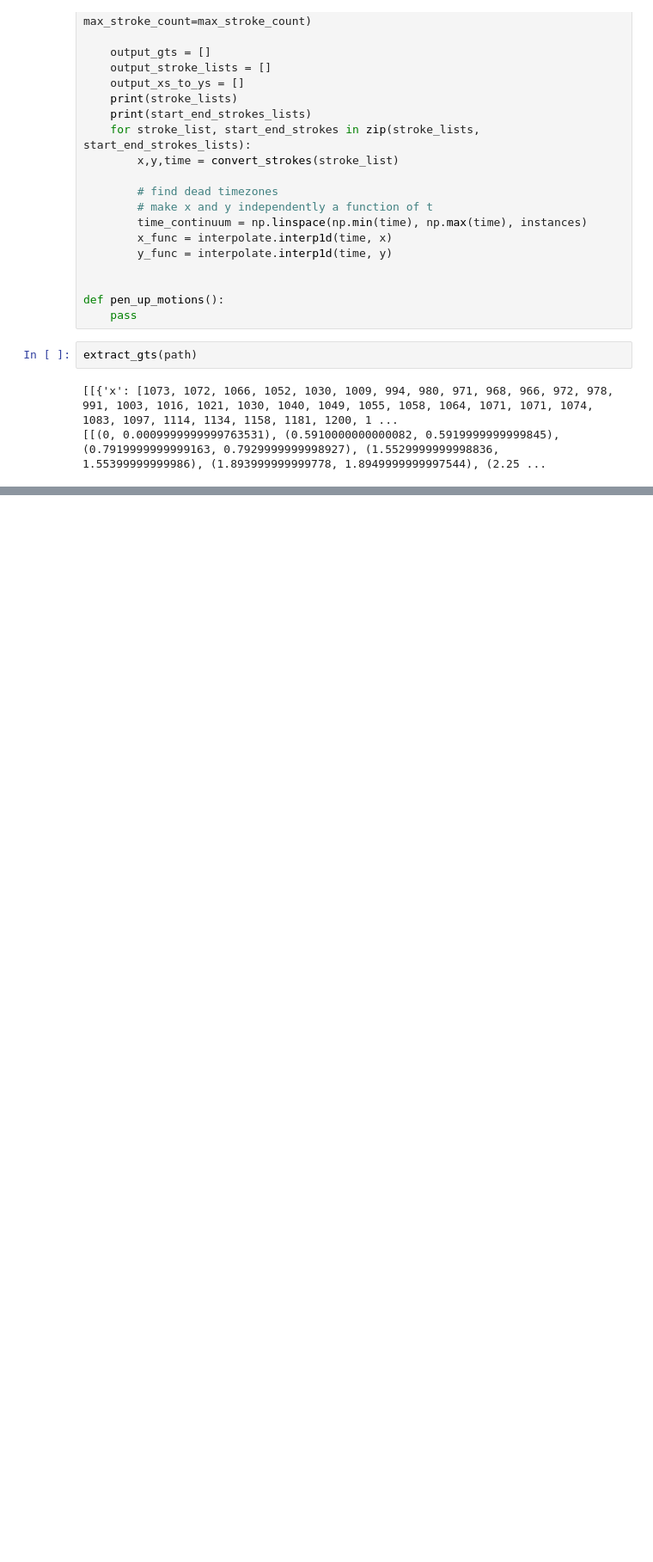
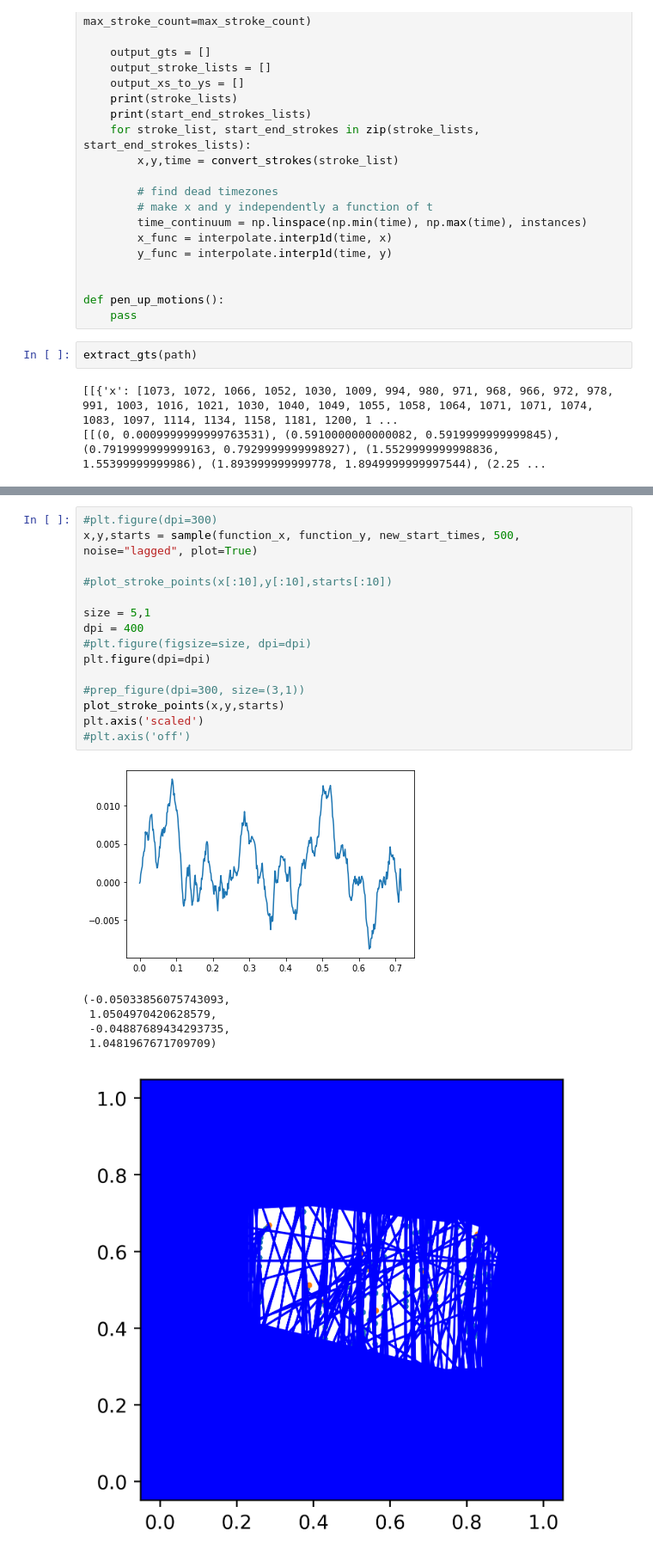
Before and after one commit to emrysshevek/simple_hwr, a Jupyter notebook: ipynb/Stroke Stuff.ipynb, the cells around one changed output, grey strips where cells are left out. Shown at 86% size. Drawn from its saved outputs; the diff is of its cells as text; blank space fills up the shorter version.

```diff
--- a/ipynb/Stroke Stuff.ipynb
+++ b/ipynb/Stroke Stuff.ipynb
@@ -251,0 +423,22 @@ x, y, stroke_down_func, starts = create_functions_from_strokes(strokes, time_int
+# %%
+#plt.figure(dpi=300)
+x,y,starts = sample(function_x, function_y, new_start_times, 500, noise="lagged", plot=True)
+
+#plot_stroke_points(x[:10],y[:10],starts[:10])
+
+size = 5,1
+dpi = 400
+#plt.figure(figsize=size, dpi=dpi)
+plt.figure(dpi=dpi)
+
+#prep_figure(dpi=300, size=(3,1))
+plot_stroke_points(x,y,starts)
+plt.axis('scaled')
+#plt.axis('off')
+# %% [output]
+[figure, added]
+(-0.05033856075743093,
+ 1.0504970420628579,
+ -0.04887689434293735,
+ 1.0481967671709709)
+[figure, added]
```
Also changed, not shown: parts of 7 cells of this notebook, 2 other files.
